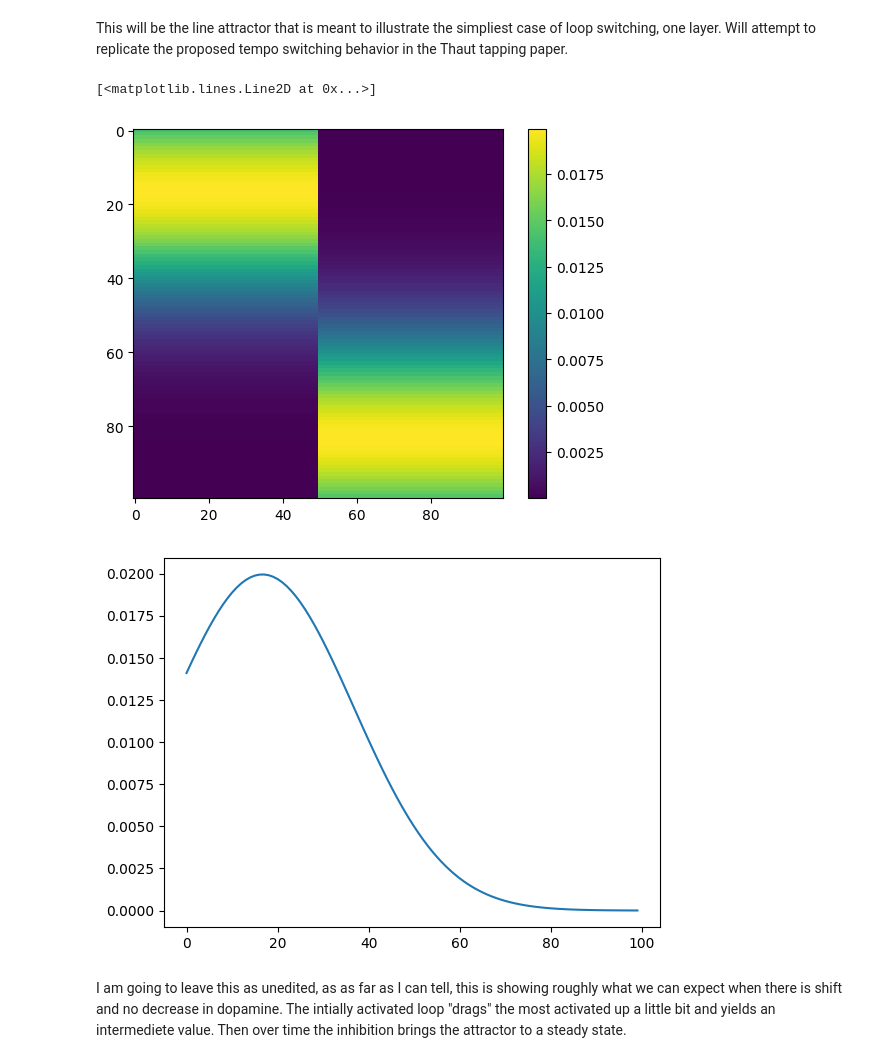
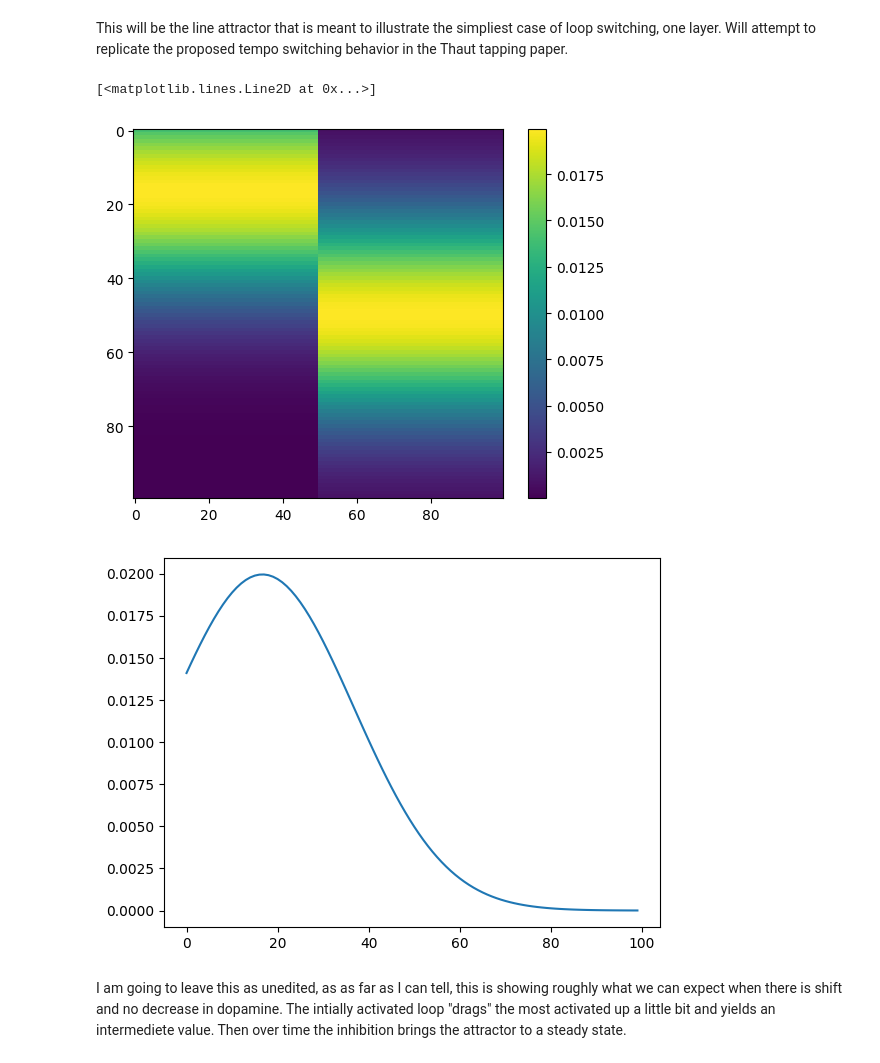
Before and after one commit to joncannon/Thesis, a Jupyter notebook: tonic_bump.ipynb, the cells around one changed output. Cells and saved outputs as stored; diff of their text form; code cells hidden in the pictures.

```diff
--- a/tonic_bump.ipynb
+++ b/tonic_bump.ipynb
@@ -110,36 +110,36 @@ for i in range(0,n_steps):
 n_units = 100
 n_steps = 100
 sd
 case2 = np.zeros((n_units,n_steps))
 
 unit_ids = np.arange(0,100,1)
 for i in range(0,int(n_steps/2)):
     case2[:,i] = stats.norm.pdf(unit_ids, n_units/3, sd)
 for i in range(int(n_steps/2),n_steps):
-    case2[:,i] = stats.norm.pdf(unit_ids, n_units*(2/3)-20, sd)
+    case2[:,i] = stats.norm.pdf(unit_ids, n_units*(2/3)-10, sd)
 
 ### case 3, going to do the same as above, but have the jump be further so there is less overlap, I think it will help
 n_units = 100
 n_steps = 100
 sd
 case3 = np.zeros((n_units,n_steps))
 
 unit_ids = np.arange(0,100,1)
 for i in range(0,int(n_steps/2)):
     case3[:,i] = stats.norm.pdf(unit_ids, n_units * 1/6, sd)
 for i in range(int(n_steps/2),n_steps):
-    case3[:,i] = stats.norm.pdf(unit_ids, n_units* 5/6, sd)
+    case3[:,i] = stats.norm.pdf(unit_ids, n_units* 3/6, sd)
 
 
 plt.figure(1)
 plt.imshow(case3)
 plt.colorbar()
 
 plt.figure(2)
 plt.plot(case3[:,1])
 # %% [output]
 [<matplotlib.lines.Line2D at 0x...>]
-[figure, old version]
+[figure, new version]
 [figure]
 # %% [markdown]
 I am going to leave this as unedited, as as far as I can tell, this is showing roughly what we can expect when there is shift and no decrease in dopamine. The intially activated loop "drags" the most activated up a little bit and yields an intermediete value. Then over time the inhibition brings the attractor to a steady state.
```
Also changed, not shown: parts of 3 cells of this notebook.
